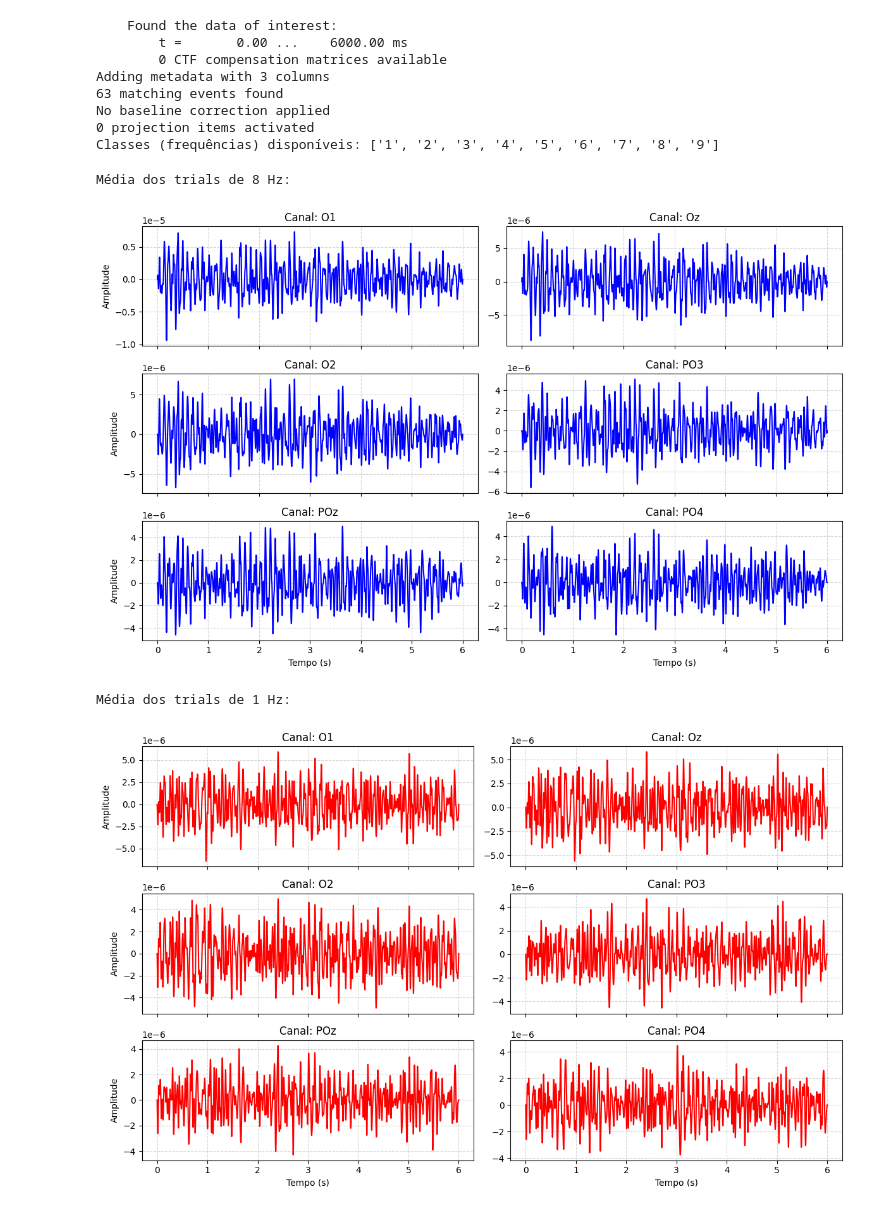
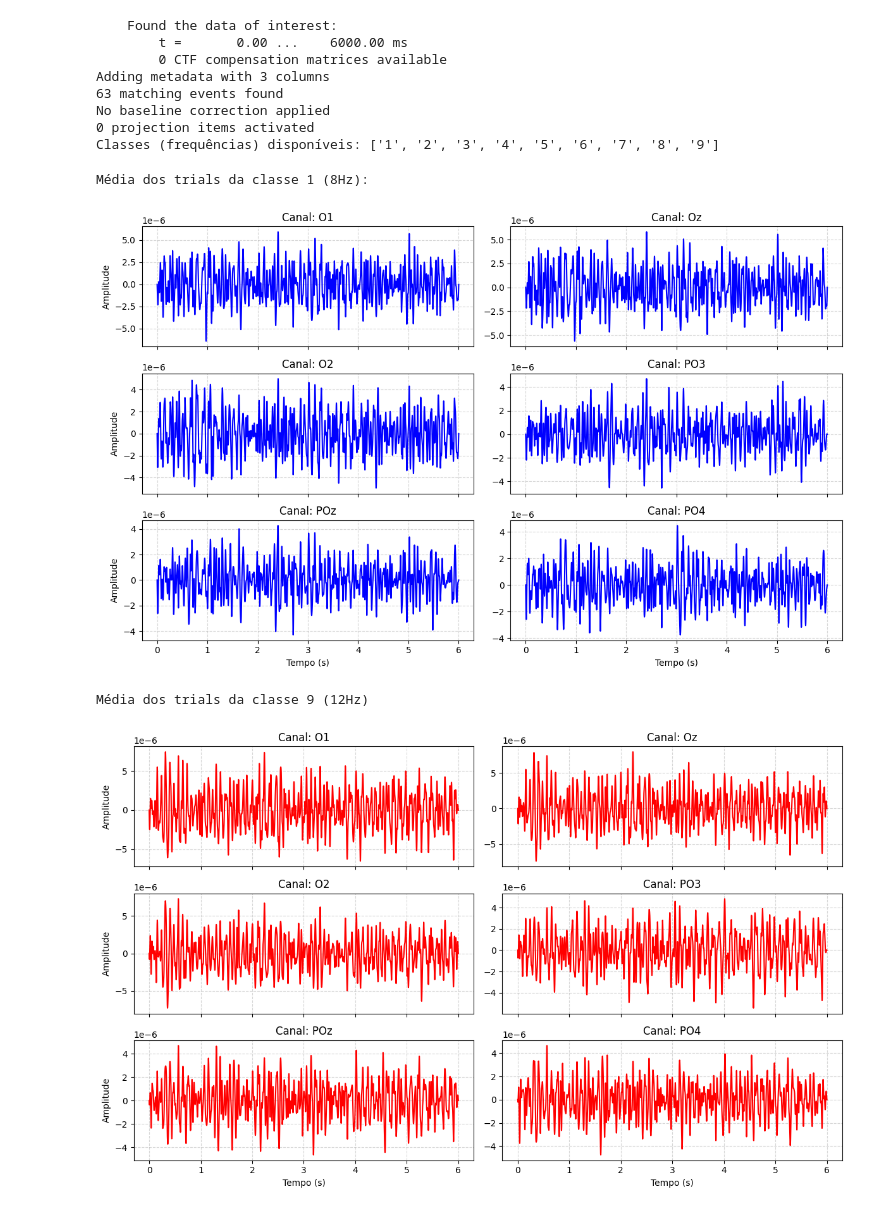
Before and after one commit to J0-M/topicosEspeciaisSistemas, a Jupyter notebook: 03_visualization.ipynb, the cells around one changed output. Cells and saved outputs as stored; diff of their text form; code cells hidden in the pictures.

```diff
--- a/03_visualization.ipynb
+++ b/03_visualization.ipynb
@@ -64,15 +64,15 @@ def plots_evoked(evoked_data, channels_to_plot=None, color="blue"):
 # %%
 canais_occipitais = ['O1', 'Oz', 'O2', 'PO3', 'POz', 'PO4']
 
-# Plotando a MÉDIA para a classe de 8 Hz (Azul)
-print("Média dos trials de 8 Hz:")
-plots_evoked(epochs['8'].average(), channels_to_plot=canais_occipitais, color="blue")
+# média para a classe de 1 (8 Hz) (Azul)
+print("Média dos trials da classe 1 (8Hz):")
+plots_evoked(epochs['1'].average(), channels_to_plot=canais_occipitais, color="blue")
 
-# Plotando a MÉDIA para a classe de 4 Hz (Vermelho)
-print("Média dos trials de 1 Hz:")
-plots_evoked(epochs['1'].average(), channels_to_plot=canais_occipitais, color="red")
+# média para a classe de 9 (12 Hz) (Vermelho)
+print("Média dos trials da classe 9 (12Hz)")
+plots_evoked(epochs['9'].average(), channels_to_plot=canais_occipitais, color="red")
 # %% [output]
-Média dos trials de 8 Hz:
+Média dos trials da classe 1 (8Hz):
-[figure, old version]
+[figure, new version]
-Média dos trials de 1 Hz:
+Média dos trials da classe 9 (12Hz)
-[figure, old version]
+[figure, new version]
```
Also changed, not shown: parts of 3 cells of this notebook, 3 other files.
